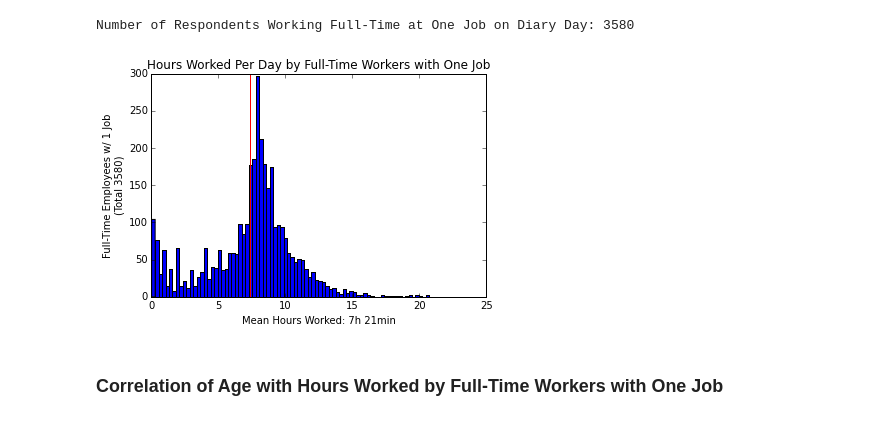
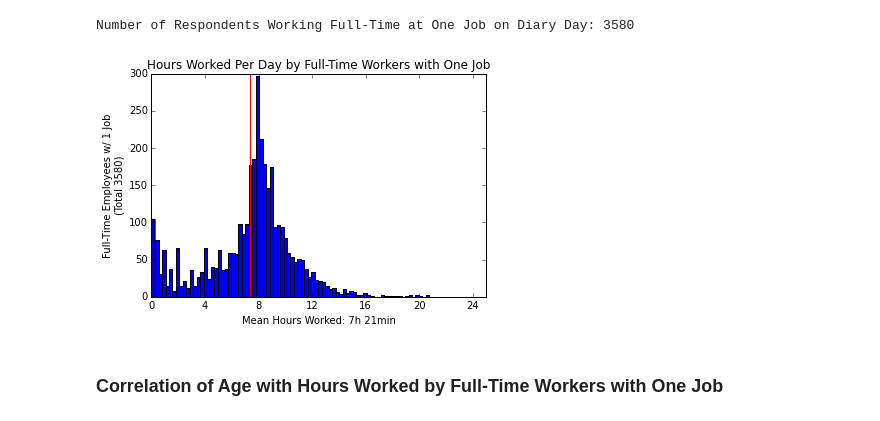
Before and after one commit to ahartz1/atus-analysis, a Jupyter notebook: atus-analysis.ipynb, the cells around one changed output. Drawn from its saved outputs; the diff is of its cells as text; code cells hidden in the pictures.

```diff
--- a/atus-analysis.ipynb
+++ b/atus-analysis.ipynb
@@ -574,14 +576,15 @@ Number of Respondents Working Full-Time at One Job on Diary Day: 3580
 # %%
 ft_hw_onejob['hours_worked'].plot(kind='hist', bins=80, title='Hours Worked Per Day by Full-Time Workers with One Job')
 plt.ylabel('Full-Time Employees w/ 1 Job\n(Total {})'.format(len(ft_hw_onejob['TUCASEID'].unique())))
 ymin, ymax = plt.ylim()
 plt.vlines(ft_hw_onejob['hours_worked'].mean(), 0, ymax, color='r')
 plt.xlabel('Mean Hours Worked: {:.0f}h {:.0f}min' \
            .format(ft_hw_onejob.hours_worked.mean(),
                    (ft_hw_onejob.hours_worked.mean() - int(ft_hw_onejob.hours_worked.mean()))*60))
+plt.xticks(range(0, 25, 4))
 plt.show()
 # %% [output]
-[figure, old version]
+[figure, new version]
 # %% [markdown]
 ### Correlation of Age with Hours Worked by Full-Time Workers with One Job
 # %%
```
Also changed, not shown: parts of 10 cells of this notebook.
